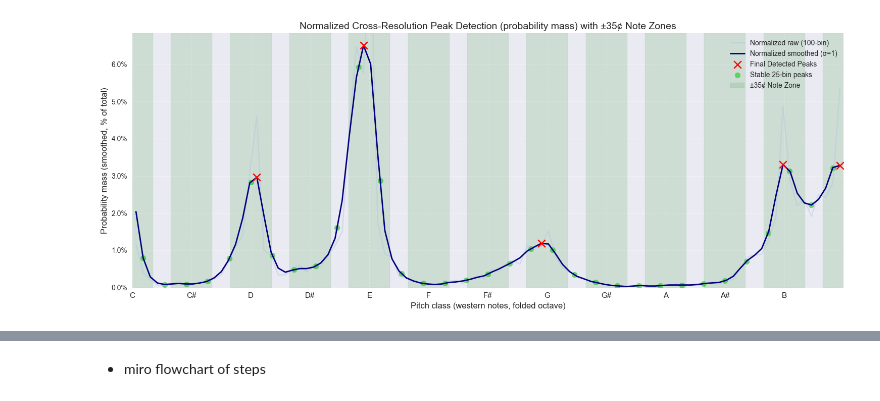
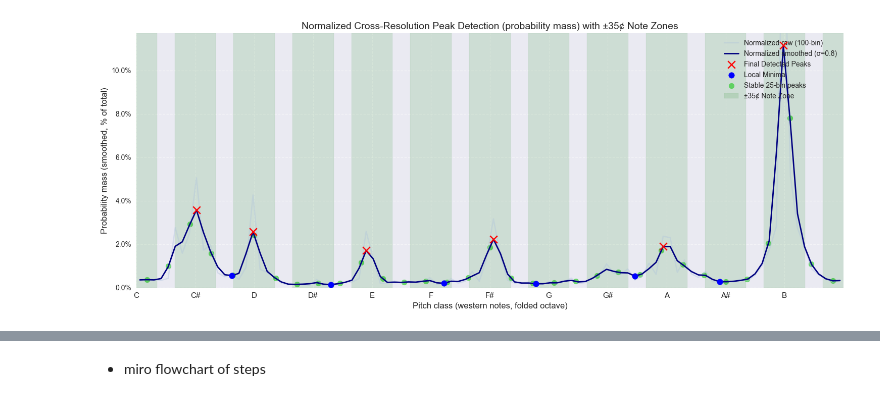
Before and after one commit to saumyamishra654/raga-detection, a Jupyter notebook: ssje_tweaked_wit_peaks.ipynb, the cells around one changed output, grey strips where cells are left out. Cells and saved outputs as stored; diff of their text form; code cells hidden in the pictures.

```diff
--- a/ssje_tweaked_wit_peaks.ipynb
+++ b/ssje_tweaked_wit_peaks.ipynb
@@ -17,7 +19,7 @@ tf.config.threading.set_intra_op_parallelism_threads(
 tf.config.threading.set_inter_op_parallelism_threads(2)
 # inputs
 # audio_path = '/Users/saumyamishra/Desktop/intern/summer25/RagaDetection/RagaDataset/Hindustani/audio/Gaud Malhar/Gaud Malhar_9.mp3'
-audio_path = '/Users/saumyamishra/Desktop/intern/summer25/RagaDetection/audio/ninnad.mp3'
+audio_path = '/Users/saumyamishra/Desktop/intern/summer25/RagaDetection/audio/solost.mp3'
 fusion = False  # whether song is fusion or pure classical
 output_dir = 'separated_stems'        # saved stems directory
 instrument_mode = 'autodetect'
@@ -28,13 +30,13 @@ stem_dir = os.path.join(output_dir, filename)
 # only run separation if the folder doesn't already exist
 if not os.path.isdir(stem_dir):
     separator = Separator('spleeter:2stems')
-    separator.separate_to_file(audio_path, output_dir)
+    separator.separate_to_file(audio_path, output_dir, codec='mp3')
 else:
     print(f"Skipping separation: '{stem_dir}' already exists.")
 
 # set the paths
-vocals_path = os.path.join(stem_dir, 'vocals.wav')
-accompaniment_path = os.path.join(stem_dir, 'accompaniment.wav')
+vocals_path = os.path.join(stem_dir, 'vocals.mp3')
+accompaniment_path = os.path.join(stem_dir, 'accompaniment.mp3')
 
 print("Vocals:", vocals_path)
 print("Accompaniment:", accompaniment_path)
@@ -374,7 +376,7 @@ print("Successfully built the new interval-based rāga database.")
 # compute high- and low-resolution histograms
 num_bins_high_res = 100
 num_bins_low_res = 33
-sigma = 1
+sigma = 0.8
 
 midi_vals_mel = librosa.hz_to_midi(valid_freqs_v)
 cent_values = (midi_vals_mel % 12) * 100
@@ -411,6 +413,30 @@ def find_circular_peaks(arr, prominence=None, distance=None, height=None):
     prominences = peak_prominences(arr, peaks)[0] if peaks else np.array([])
     return np.array(peaks, dtype=int), props, prominences
 
+# helper: more robust circular minima using array extension around the seam
+# detects maxima on -arr in an extended array and maps them back, deduplicating by highest prominence
+
+def find_circular_minima_extended(arr, prominence=None, distance=None):
+    n = len(arr)
+    pad = max(int(distance or 1), 3)
+    ext = np.concatenate([arr[-pad:], arr, arr[:pad]])
+    # find maxima on the negated extended signal
+    peaks_ext, _ = find_peaks(-ext, prominence=prominence, distance=distance, height=None)
+    if peaks_ext.size == 0:
+        return np.array([], dtype=int), np.array([])
+    prom_ext = peak_prominences(-ext, peaks_ext)[0]
+
+    # map back to base indices and keep only the strongest per base bin
+    best = {}
+    for eidx, pval in zip(peaks_ext, prom_ext):
+        base_idx = (eidx - pad) % n
+        if (base_idx not in best) or (pval > best[base_idx][0]):
+            best[base_idx] = (float(pval), int(eidx))
+
+    final_indices = np.array(sorted(best.keys()))
+    final_prom = np.array([best[i][0] for i in final_indices])
+    return final_indices.astype(int), final_prom
+
 # --- parameters you can tune ---
 prom_high = max(1.0, 0.03 * float(smoothed_H_100.max()))  # default: 3% of max or at least 1
 dist_high = 2   # min separation in bins for high-res (2 bins ≈ 24 cents if 100 bins -> 12 semitones)
@@ -422,6 +448,41 @@ smoothed_peaks_100_indices, sm_props_high, sm_high_proms = find_circular_peaks(
 )
 smoothed_peaks_cents = bin_centers_100[smoothed_peaks_100_indices]
 print(f"[PEAKS] high-res smoothed: found {len(smoothed_peaks_100_indices)} peaks (prom={prom_high:.2f}, dist={dist_high})")
+
+# Also find local minima with robust circular handling across the 1200↔0 seam
+min_prom = max(1.0, 0.02 * float(smoothed_H_100.max() - smoothed_H_100.min()))
+min_dist = dist_high
+smoothed_minima_100_indices, sm_min_proms = find_circular_minima_extended(
+    smoothed_H_100, prominence=min_prom, distance=min_dist
+)
+smoothed_minima_cents = bin_centers_100[smoothed_minima_100_indices]
+print(f"[MINIMA] high-res smoothed: found {len(smoothed_minima_100_indices)} minima (prom>={min_prom:.2f}, dist={min_dist})")
+
+# Map detected peaks and minima to pitch classes (0-11)
+note_centers = np.arange(0, 1200, 100)
+tolerance_cents = 35
+
+# Which pitch classes have peaks?
+pc_with_peaks = set()
+for peak_cent in smoothed_peaks_cents:
+    diffs = np.abs((peak_cent - note_centers + 600) % 1200 - 600)
+    nearest_idx = np.argmin(diffs)
+    if diffs[nearest_idx] <= tolerance_cents:
+        pc_with_peaks.add(nearest_idx % 12)
+
+# Which pitch classes have minima?
+pc_with_minima = set()
+for min_cent in smoothed_minima_cents:
+    diffs = np.abs((min_cent - note_centers + 600) % 1200 - 600)
+    nearest_idx = np.argmin(diffs)
+    if diffs[nearest_idx] <= tolerance_cents:
+        pc_with_minima.add(nearest_idx % 12)
+
+# Critical: pitch classes with minima BUT NO peaks
+pc_minima_no_peaks = pc_with_minima - pc_with_peaks
+
+print(f"[INFO] Pitch classes with peaks: {sorted(pc_with_peaks)}")
+print(f"[INFO] Pitch classes with minima only (no peaks): {sorted(pc_minima_no_peaks)}")
 
 # low-res histogram (25 bins)
 bin_centers_25 = (bin_edges_25[:-1] + bin_edges_25[1:]) / 2.0
@@ -477,6 +538,14 @@ peak_x_values = bin_centers_100[final_peak_indices_100]
 peak_y_values_plot = smoothed_H_100_plot[final_peak_indices_100]
 plt.scatter(peak_x_values, peak_y_values_plot, color='red', s=110, marker='x',
             zorder=6, label='Final Detected Peaks')
+
+# plot local minima on the smoothed histogram in blue
+if len(smoothed_minima_100_indices):
+    minima_x_values = bin_centers_100[smoothed_minima_100_indices]
+    minima_y_values_plot = smoothed_H_100_plot[smoothed_minima_100_indices]
+    plt.scatter(minima_x_values, minima_y_values_plot, color='blue', s=70, marker='o',
+                zorder=6, label='Local Minima')
+
 low_centers = bin_centers_25
 low_vals_plot = np.interp(low_centers, bin_centers_100, smoothed_H_100_plot)
 plt.scatter(low_centers, low_vals_plot, color='limegreen', s=60, marker='o', alpha=0.7, label='Stable 25-bin peaks')
@@ -504,7 +573,7 @@ plt.ylim(0, max(smoothed_H_100_plot.max() * 1.05, 0.01))
 plt.tight_layout()
 plt.show()
 
-# part d: final output for downstream cells
+# part d: final output for downstream cell
 final_peak_cents = bin_centers_100[final_peak_indices_100]
 pc_cand = set()
 for cent_val in final_peak_cents:
@@ -537,2 +610,2 @@ Computed low-resolution histogram with shape: (33,)
 Generating *normalized* histogram plot with western-note x-axis and ±35¢ note zones...
-[figure, old version]
+[figure, new version]
```
Also changed, not shown: parts of 9 cells of this notebook.
